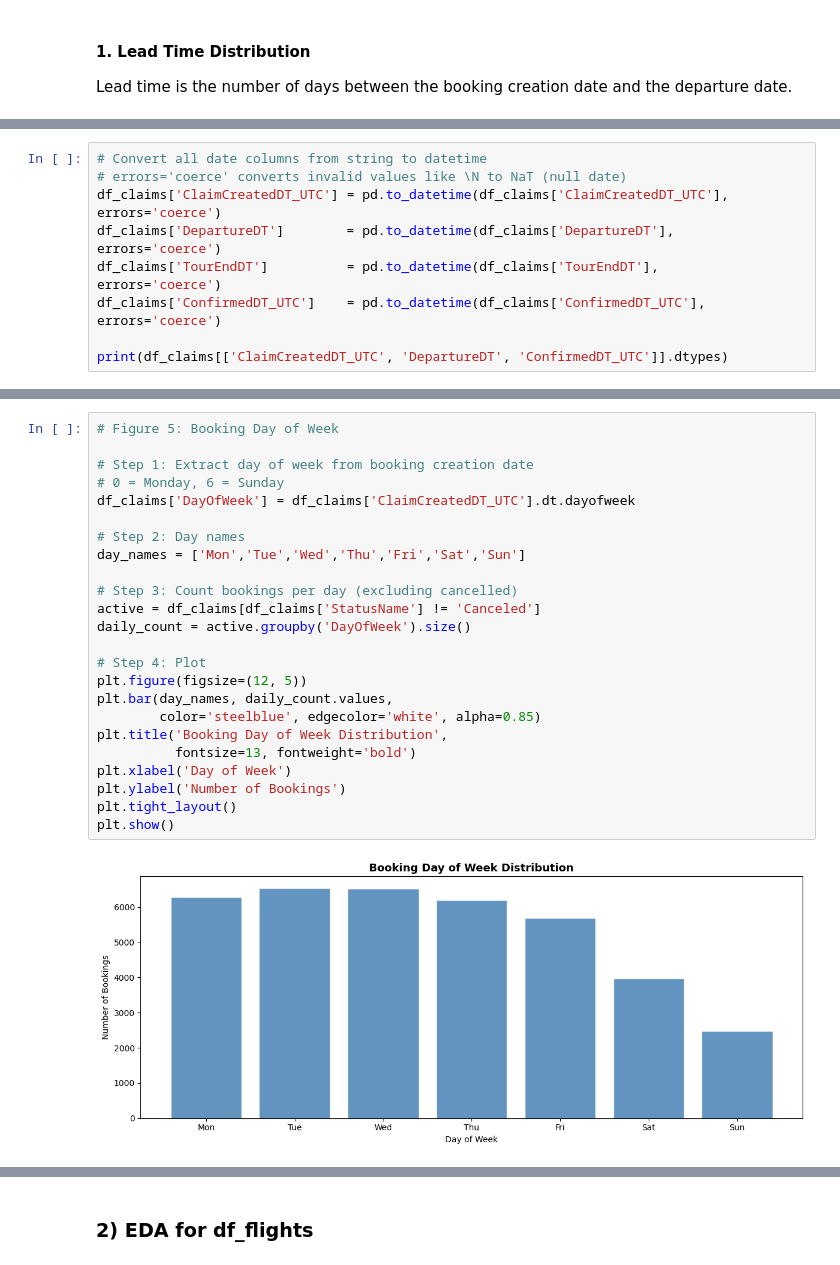
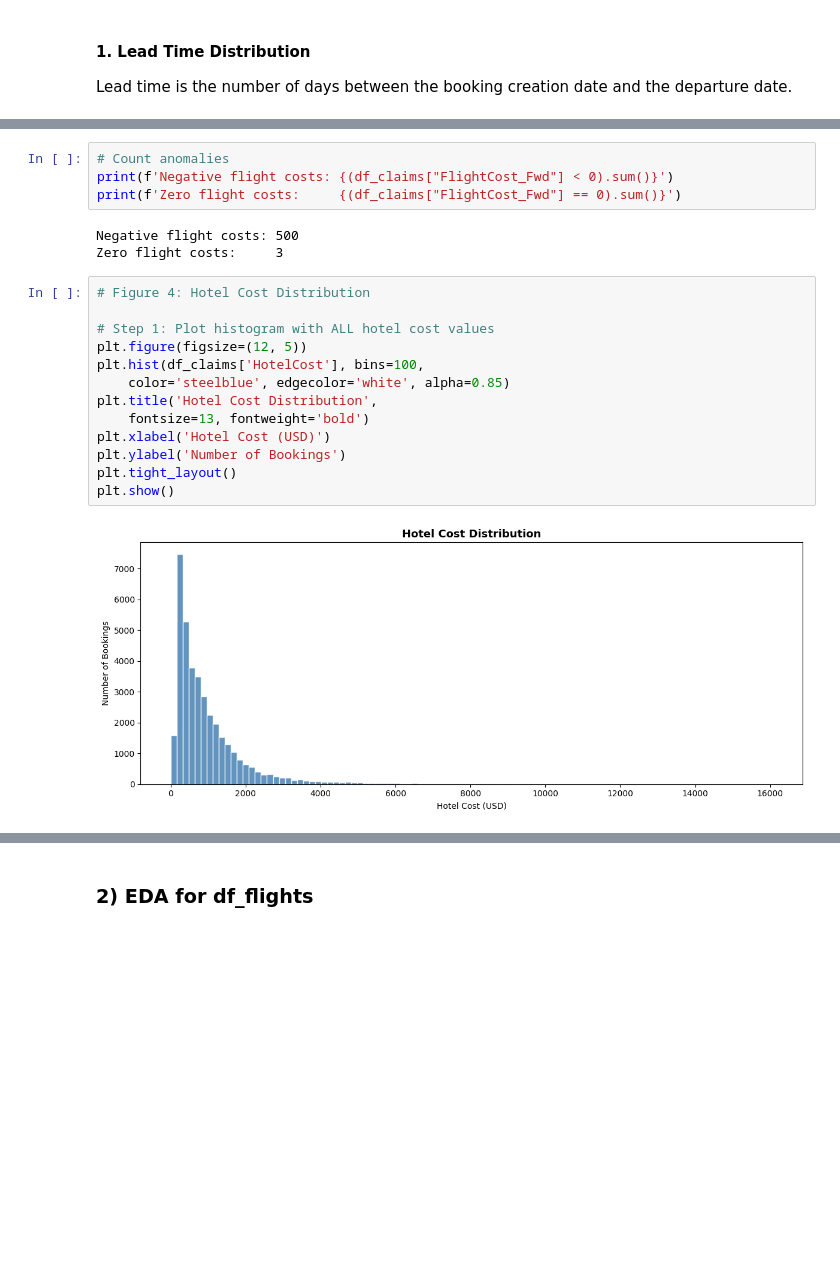
Before and after one commit to VildanaRazumova/thesis-demand-forecasting, a Jupyter notebook: thesis_notebook_final.ipynb, the cells around one changed output, grey strips where cells are left out. Saved outputs shown, nothing was run; the diff lists cells and outputs as text; blank space fills up the shorter version.

```diff
--- a/thesis_notebook_final.ipynb
+++ b/thesis_notebook_final.ipynb
@@ -547,9 +582,0 @@ and week. This reveals demand trends and seasonal patterns.
-# %%
-# Convert all date columns from string to datetime
-# errors='coerce' converts invalid values like \N to NaT (null date)
-df_claims['ClaimCreatedDT_UTC'] = pd.to_datetime(df_claims['ClaimCreatedDT_UTC'], errors='coerce')
-df_claims['DepartureDT']        = pd.to_datetime(df_claims['DepartureDT'],        errors='coerce')
-df_claims['TourEndDT']          = pd.to_datetime(df_claims['TourEndDT'],           errors='coerce')
-df_claims['ConfirmedDT_UTC']    = pd.to_datetime(df_claims['ConfirmedDT_UTC'],     errors='coerce')
-
-print(df_claims[['ClaimCreatedDT_UTC', 'DepartureDT', 'ConfirmedDT_UTC']].dtypes)
@@ -618,26 +677,22 @@ plt.show()
+# %%
+# Count anomalies
+print(f'Negative flight costs: {(df_claims["FlightCost_Fwd"] < 0).sum()}')
+print(f'Zero flight costs:     {(df_claims["FlightCost_Fwd"] == 0).sum()}')
+# %% [output]
+Negative flight costs: 500
+Zero flight costs:     3
 # %%
-# Figure 5: Booking Day of Week
+# Figure 4: Hotel Cost Distribution
 
-# Step 1: Extract day of week from booking creation date
-# 0 = Monday, 6 = Sunday
-df_claims['DayOfWeek'] = df_claims['ClaimCreatedDT_UTC'].dt.dayofweek
-
-# Step 2: Day names
-day_names = ['Mon','Tue','Wed','Thu','Fri','Sat','Sun']
-
-# Step 3: Count bookings per day (excluding cancelled)
-active = df_claims[df_claims['StatusName'] != 'Canceled']
-daily_count = active.groupby('DayOfWeek').size()
-
-# Step 4: Plot
+# Step 1: Plot histogram with ALL hotel cost values
 plt.figure(figsize=(12, 5))
-plt.bar(day_names, daily_count.values,
-        color='steelblue', edgecolor='white', alpha=0.85)
-plt.title('Booking Day of Week Distribution',
-          fontsize=13, fontweight='bold')
-plt.xlabel('Day of Week')
+plt.hist(df_claims['HotelCost'], bins=100,
+    color='steelblue', edgecolor='white', alpha=0.85)
+plt.title('Hotel Cost Distribution',
+    fontsize=13, fontweight='bold')
+plt.xlabel('Hotel Cost (USD)')
 plt.ylabel('Number of Bookings')
 plt.tight_layout()
 plt.show()
 # %% [output]
-[figure, old version]
+[figure, new version]
```
Also changed, not shown: parts of 45 cells of this notebook.
